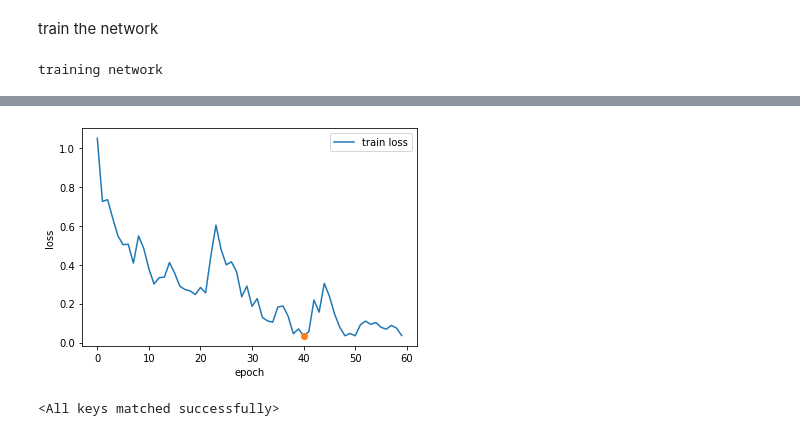
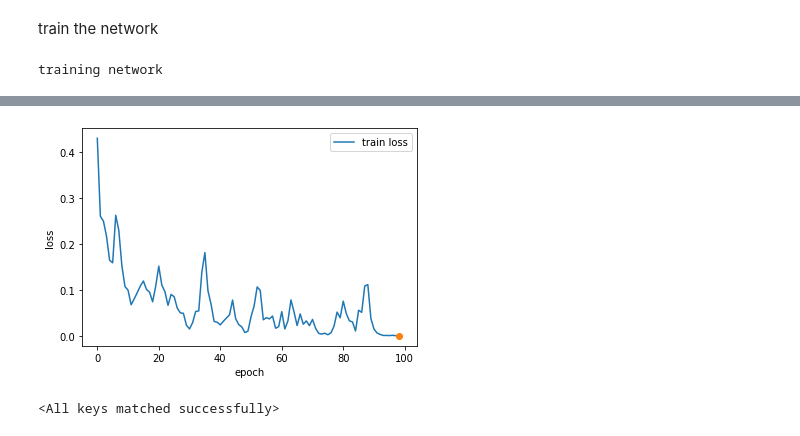
Before and after one commit to gourarushi/Emotion_Recognition, a Jupyter notebook: notebooks/Dreamer.ipynb, the cells around one changed output, grey strips where cells are left out. Saved outputs shown, nothing was run; the diff lists cells and outputs as text; code cells hidden in the pictures.

```diff
--- a/notebooks/Dreamer.ipynb
+++ b/notebooks/Dreamer.ipynb
@@ -46,7 +48,8 @@ inputs = []
 labels = []
 for person in tqdm(data):
   scores = np.swapaxes([vals for info, vals in person.items() if 'Score' in info], 0, 1)
-  scores -= 1  # to start indexing from 0
+  # scores -= 1  # [1,5] -> [0,4]
+  scores = np.where(scores>=2.5, 1, 0).astype(float)  # [1,5] -> 0/1
 
   person_signals = []
   for vid in tqdm(range(18), leave=False):
@@ -77,14 +80,13 @@ data_f.normalize(inputs)
 # %% [markdown]
 ### create dataloader
 # %%
-dataloaders = {'train' : data_f.createLoader(inputs, labels[:,0], batch_size=32)}
-#dataloaders = data_f.create_trainValLoaders(inputs, labels[:,0], batch_size=32, test_size=0)
+dataloaders = {'train' : data_f.createLoader(inputs, labels, batch_size=32)}
 # %% [markdown]
 ### define the network
 # %% [markdown]
 view network summary
 # %%
-model = network_architectures.Conv_Classifier(num_classes=5, inp_channels=32)
+model = network_architectures.Conv_Classifier(num_classes=3, inp_channels=32)
 model = model.to(device)
 
 summary(model, (32,32768))
@@ -110,7 +112,7 @@ Estimated Total Size (MB): 22.79
 set criterion and optimizer
 # %%
 # Define a Loss function and optimizer
-criterion = nn.CrossEntropyLoss()
+criterion = nn.BCEWithLogitsLoss()
 optimizer = optim.Adam(model.parameters(), lr=0.001)
 # %% [markdown]
 train the network
@@ -118,6 +120,6 @@ train the network
 model.apply(network_f.weight_reset)
 optimizer = optim.Adam(model.parameters(), lr=0.001)
 
-best_params = network_f.trainNet(model, criterion, optimizer, dataloaders, epochs=60)
+best_params = network_f.trainNet(model, criterion, optimizer, dataloaders, epochs=100)
 # %% [output]
 training network
@@ -134,5 +136,5 @@ epoch: 60  | train loss: 0.036, val loss: nan  | avg train loss: 0.075, avg val
 Finished Training
-[figure, old version]
+[figure, new version]
 # %%
 model.load_state_dict(best_params)
 # %% [output]
```
Also changed, not shown: parts of 11 cells of this notebook.
